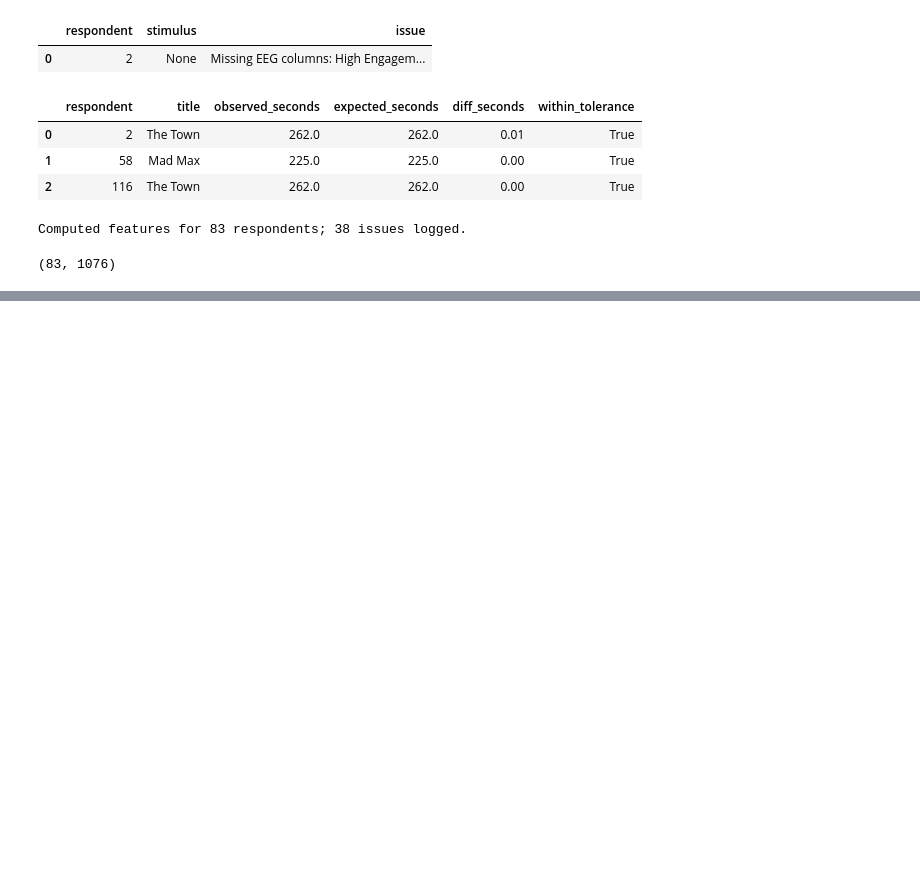
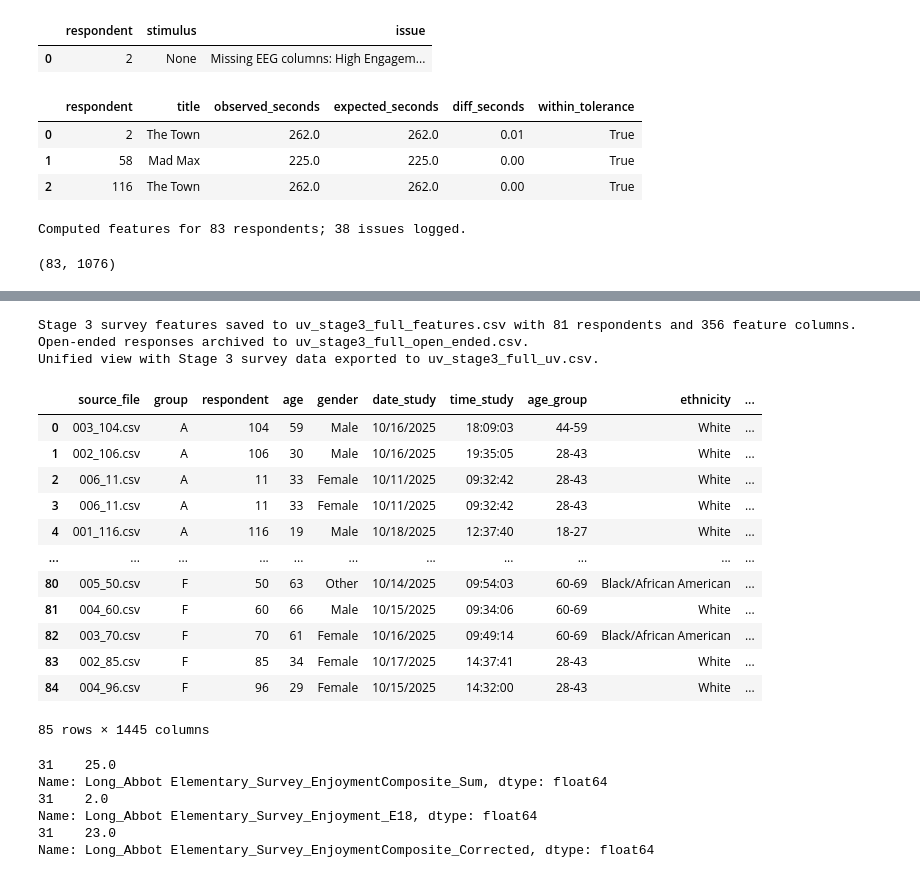
Before and after one commit to NeuralSenseCode/544_WBD_CXCU, a Jupyter notebook: analysis/assemble_uv.ipynb, the cells around one changed output, grey strips where cells are left out. Cells and saved outputs as stored; diff of their text form; code cells hidden in the pictures; blank space fills up the shorter version.

```diff
--- a/analysis/assemble_uv.ipynb
+++ b/analysis/assemble_uv.ipynb
@@ -1093,0 +1105,10 @@ Computed features for 83 respondents; 38 issues logged.
+# %%
+if "uv_stage1" not in globals():
+    uv_stage1 = pd.read_csv(project_root / "results" / "uv_stage1_demographics.csv")
+    uv_stage1["respondent"] = uv_stage1["respondent"].astype(str).str.strip()
+
+if "full_uv" not in globals() and (project_root / "results" / "uv_stage2_full_uv.csv").exists():
+    full_uv = pd.read_csv(project_root / "results" / "uv_stage2_full_uv.csv")
+    full_uv["respondent"] = full_uv["respondent"].astype(str).str.strip()
+
+uv_stage1.shape
@@ -1093,0 +1344,9 @@ Computed features for 83 respondents; 38 issues logged.
+# %%
+survey_responses["respondent"] = survey_responses["respondent"].astype(str).str.strip()
+
+duplicate_ids = sorted(survey_responses.loc[survey_responses["respondent"].duplicated(), "respondent"].unique())
+if duplicate_ids:
+    print(f"Warning: duplicate survey rows detected for respondents: {duplicate_ids}")
+
+survey_numeric = survey_responses.drop_duplicates(subset=["respondent"], keep="first").copy()
+survey_numeric
@@ -1093,0 +1686,60 @@ Computed features for 83 respondents; 38 issues logged.
+# %%
+def _safe_write_csv(df: pd.DataFrame, path: Path) -> Path:
+    try:
+        df.to_csv(path, index=False)
+        return path
+    except PermissionError:
+        fallback = path.with_name(f"{path.stem}_{pd.Timestamp.utcnow().strftime('%Y%m%d%H%M%S')}.csv")
+        df.to_csv(fallback, index=False)
+        print(f"Permission denied for {path}. Saved to {fallback.name} instead.")
+        return fallback
+
+base_uv = full_uv.copy() if "full_uv" in globals() else uv_stage1.copy()
+base_uv["respondent"] = base_uv["respondent"].astype(str).str.strip()
+
+survey_features["respondent"] = survey_features["respondent"].astype(str).str.strip()
+uv_stage3 = base_uv.merge(survey_features, on="respondent", how="left")
+
+results_dir = project_root / "results"
+results_dir.mkdir(parents=True, exist_ok=True)
+
+features_path = _safe_write_csv(survey_features, results_dir / "uv_stage3_full_features.csv")
+open_ended_path = _safe_write_csv(survey_open_ended, results_dir / "uv_stage3_full_open_ended.csv")
+uv_path = _safe_write_csv(uv_stage3, results_dir / "uv_stage3_full_uv.csv")
+
+print(
+    f"Stage 3 survey features saved to {features_path.name} with {survey_features.shape[0]} respondents and "
+    f"{survey_features.shape[1] - 1} feature columns."
+)
+print(f"Open-ended responses archived to {open_ended_path.name}.")
+print(f"Unified view with Stage 3 survey data exported to {uv_path.name}.")
+
+uv_stage3
+# %% [output]
+Stage 3 survey features saved to uv_stage3_full_features.csv with 81 respondents and 356 feature columns.
+Open-ended responses archived to uv_stage3_full_open_ended.csv.
+Unified view with Stage 3 survey data exported to uv_stage3_full_uv.csv.
+|  | source_file | group | respondent | age | gender | date_study | time_study | age_group | ethnicity | ... |
+| 0 | 003_104.csv | A | 104 | 59 | Male | 10/16/2025 | 18:09:03 | 44-59 | White | ... |
+| 1 | 002_106.csv | A | 106 | 30 | Male | 10/16/2025 | 19:35:05 | 28-43 | White | ... |
+| 2 | 006_11.csv | A | 11 | 33 | Female | 10/11/2025 | 09:32:42 | 28-43 | White | ... |
+| 3 | 006_11.csv | A | 11 | 33 | Female | 10/11/2025 | 09:32:42 | 28-43 | White | ... |
+| 4 | 001_116.csv | A | 116 | 19 | Male | 10/18/2025 | 12:37:40 | 18-27 | White | ... |
+| ... | ... | ... | ... | ... | ... | ... | ... | ... | ... | ... |
+| 80 | 005_50.csv | F | 50 | 63 | Other | 10/14/2025 | 09:54:03 | 60-69 | Black/African American | ... |
+| 81 | 004_60.csv | F | 60 | 66 | Male | 10/15/2025 | 09:34:06 | 60-69 | White | ... |
+| 82 | 003_70.csv | F | 70 | 61 | Female | 10/16/2025 | 09:49:14 | 60-69 | Black/African American | ... |
+| 83 | 002_85.csv | F | 85 | 34 | Female | 10/17/2025 | 14:37:41 | 28-43 | White | ... |
+| 84 | 004_96.csv | F | 96 | 29 | Female | 10/15/2025 | 14:32:00 | 28-43 | White | ... |
+85 rows × 1445 columns
+# %%
+print(survey_features.loc[(survey_features["respondent"].astype(int)==82)]['Long_Abbot Elementary_Survey_EnjoymentComposite_Sum'])
+print(survey_features.loc[(survey_features["respondent"].astype(int)==82)]['Long_Abbot Elementary_Survey_Enjoyment_E18'])
+print(survey_features.loc[(survey_features["respondent"].astype(int)==82)]['Long_Abbot Elementary_Survey_EnjoymentComposite_Corrected'])
+# %% [output]
+31    25.0
+Name: Long_Abbot Elementary_Survey_EnjoymentComposite_Sum, dtype: float64
+31    2.0
+Name: Long_Abbot Elementary_Survey_Enjoyment_E18, dtype: float64
+31    23.0
+Name: Long_Abbot Elementary_Survey_EnjoymentComposite_Corrected, dtype: float64
```
Also changed, not shown: parts of 20 cells of this notebook, 2 other files.
